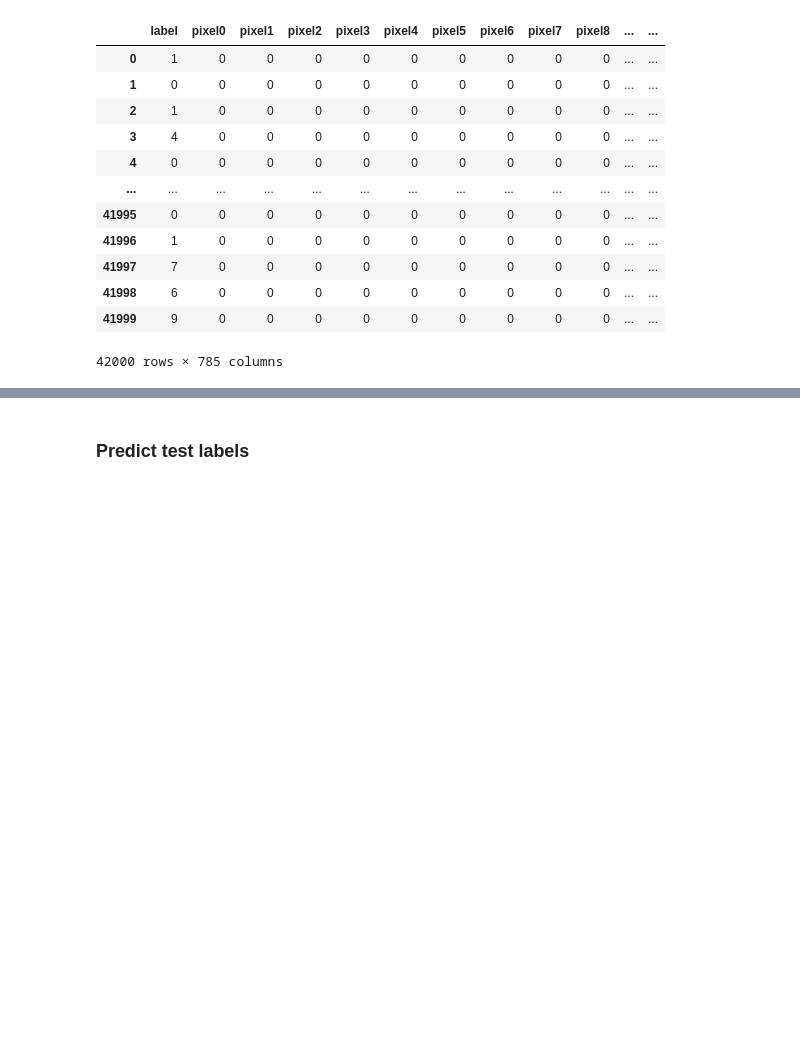
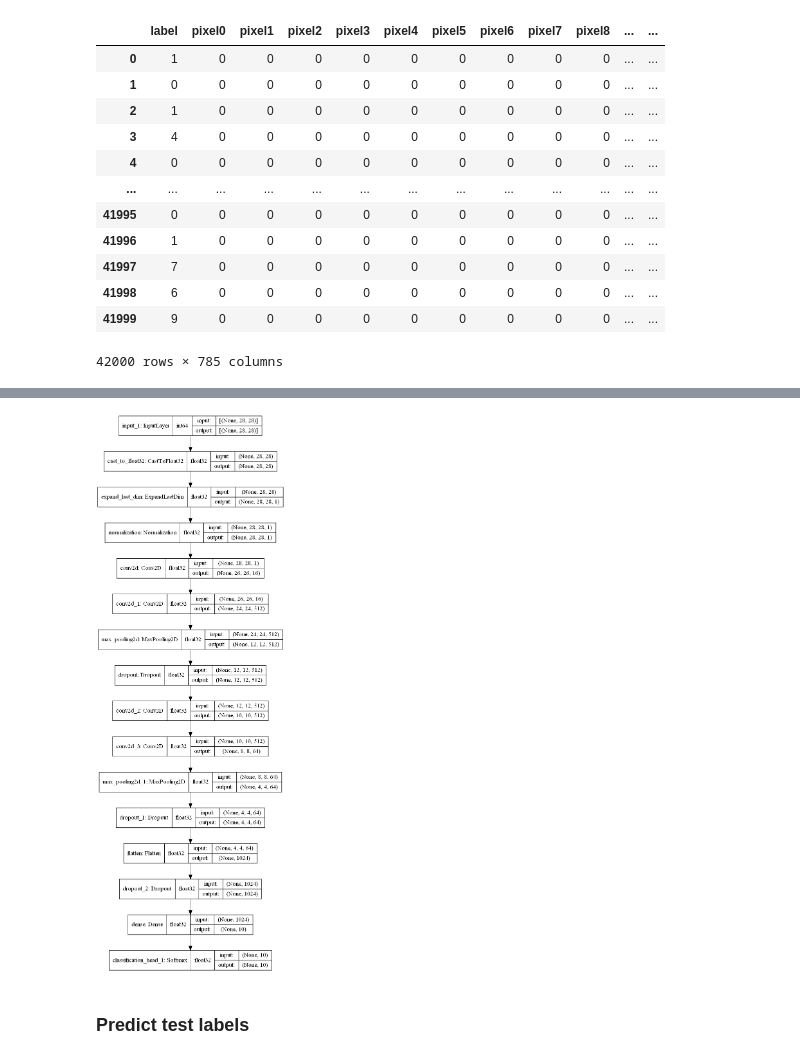
Before and after one commit to alankrantas/colab-python-cookbooks, a Jupyter notebook: kaggle/digits_autokeras.ipynb, the cells around one changed output, grey strips where cells are left out. Cells and saved outputs as stored; diff of their text form; code cells hidden in the pictures; blank space fills up the shorter version.

```diff
--- a/kaggle/digits_autokeras.ipynb
+++ b/kaggle/digits_autokeras.ipynb
@@ -71,0 +106,3 @@ INFO:tensorflow:Assets written to: .\auto_model\best_model\assets
+# %%
+model = clf.export_model()
+model.summary()
@@ -72,3 +127,8 @@ INFO:tensorflow:Assets written to: .\auto_model\best_model\assets
+# %%
+from tensorflow.keras.utils import plot_model
+plot_model(model, show_layer_names=True, show_shapes=True, show_dtype=True)
+# %% [output]
+[figure, added]
 # %% [markdown]
 ### Predict test labels
 # %%
```
Also changed, not shown: parts of 18 cells of this notebook.
